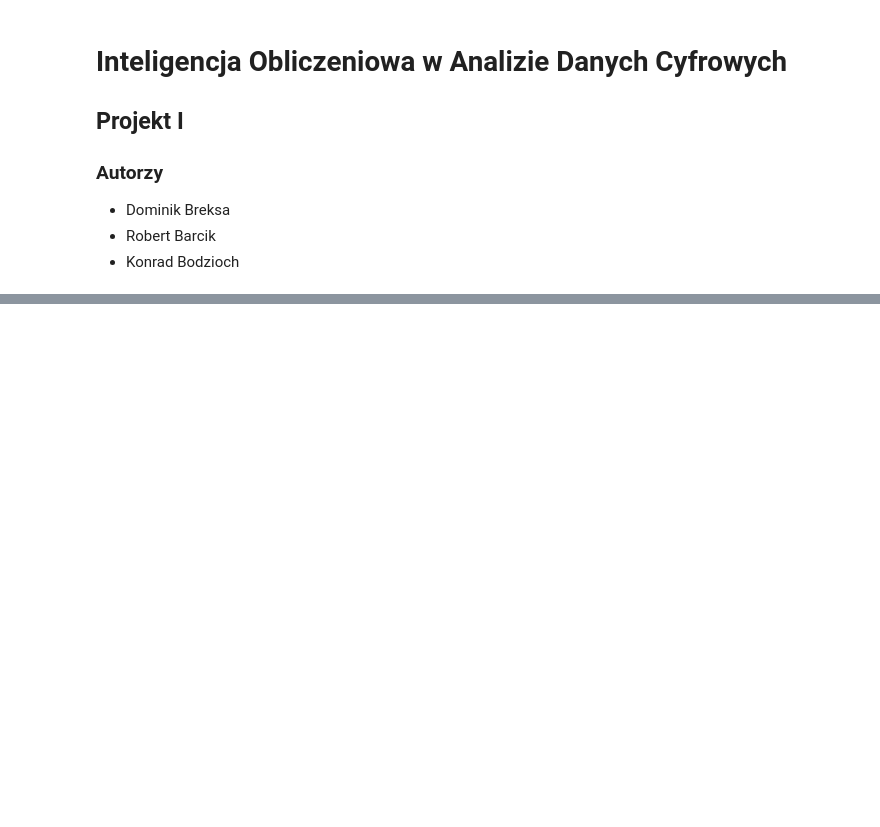
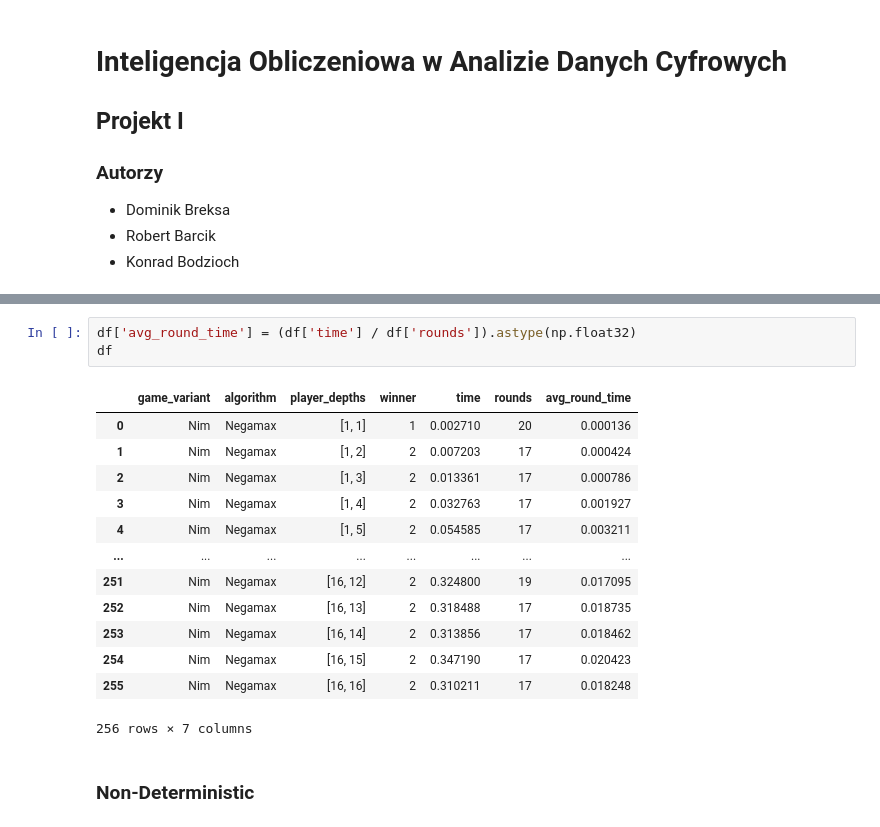
Before and after one commit to ForNeus57/ioadc, a Jupyter notebook: zadania/1/main.ipynb, the cells around one changed output, grey strips where cells are left out. Cells and saved outputs as stored; diff of their text form; blank space fills up the shorter version.

Commit message:
Added deterministic computations

```diff
--- a/zadania/1/main.ipynb
+++ b/zadania/1/main.ipynb
@@ -121,0 +238,19 @@ print("player %d wins" % game.current_player)
+# %%
+df['avg_round_time'] = (df['time'] / df['rounds']).astype(np.float32)
+df
+# %% [output]
+|  | game_variant | algorithm | player_depths | winner | time | rounds | avg_round_time |
+| 0 | Nim | Negamax | [1, 1] | 1 | 0.002710 | 20 | 0.000136 |
+| 1 | Nim | Negamax | [1, 2] | 2 | 0.007203 | 17 | 0.000424 |
+| 2 | Nim | Negamax | [1, 3] | 2 | 0.013361 | 17 | 0.000786 |
+| 3 | Nim | Negamax | [1, 4] | 2 | 0.032763 | 17 | 0.001927 |
+| 4 | Nim | Negamax | [1, 5] | 2 | 0.054585 | 17 | 0.003211 |
+| ... | ... | ... | ... | ... | ... | ... | ... |
+| 251 | Nim | Negamax | [16, 12] | 2 | 0.324800 | 19 | 0.017095 |
+| 252 | Nim | Negamax | [16, 13] | 2 | 0.318488 | 17 | 0.018735 |
+| 253 | Nim | Negamax | [16, 14] | 2 | 0.313856 | 17 | 0.018462 |
+| 254 | Nim | Negamax | [16, 15] | 2 | 0.347190 | 17 | 0.020423 |
+| 255 | Nim | Negamax | [16, 16] | 2 | 0.310211 | 17 | 0.018248 |
+256 rows × 7 columns
+# %% [markdown]
+### Non-Deterministic
```
Also changed, not shown: parts of 15 cells of this notebook.
